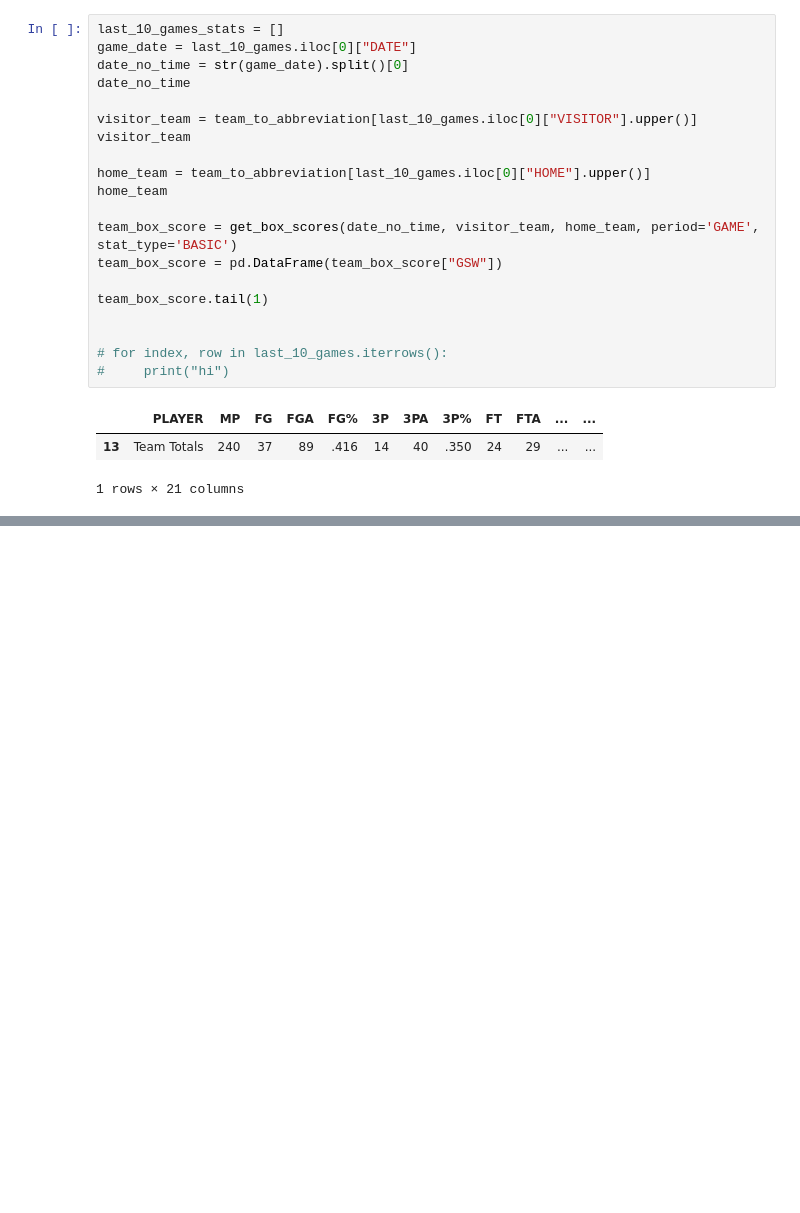
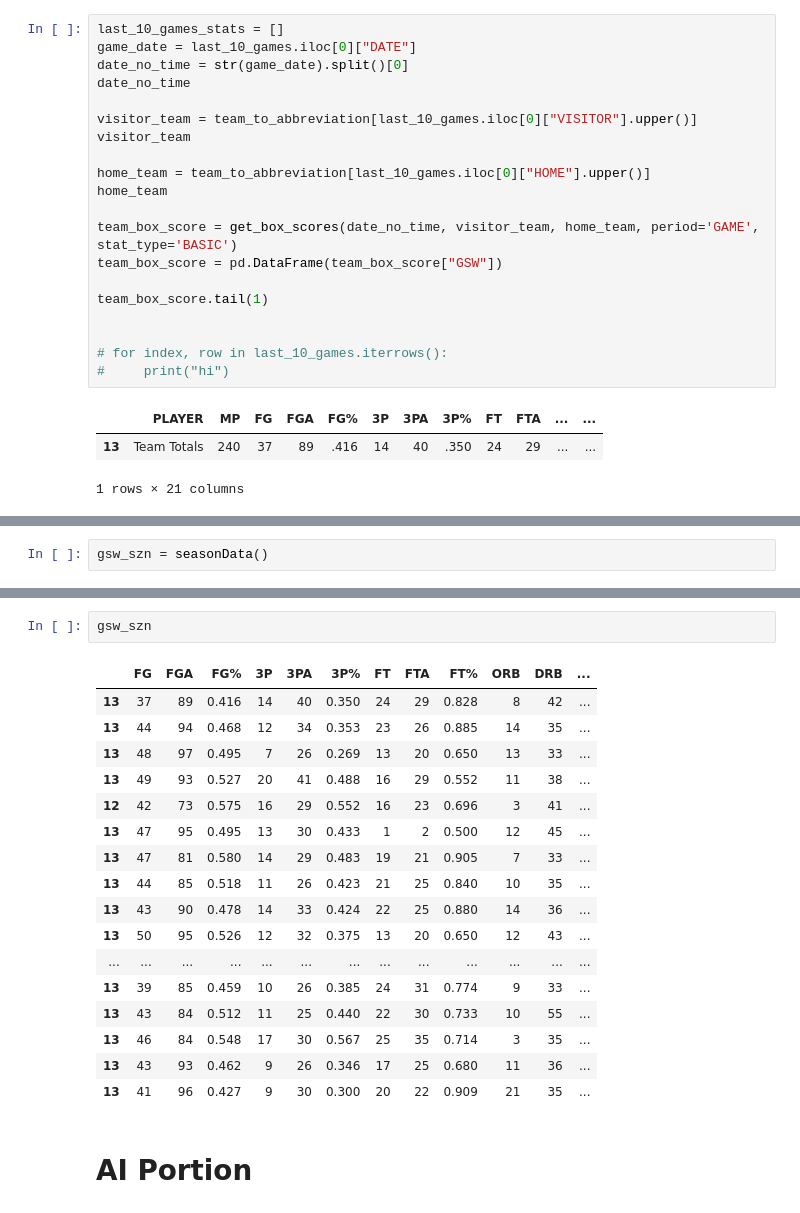
Before and after one commit to firedynasty/project-3, a Jupyter notebook: jeremy_folder/nba_prediction.ipynb, the cells around one changed output, grey strips where cells are left out. Cells and saved outputs as stored; diff of their text form; blank space fills up the shorter version.

```diff
--- a/jeremy_folder/nba_prediction.ipynb
+++ b/jeremy_folder/nba_prediction.ipynb
@@ -417,0 +700,2 @@ getting info on game between: CLE(HOME) vs. GSW(AWAY) on 2016-01-18 00:00:00
+# %%
+gsw_szn = seasonData()
@@ -417,0 +720,22 @@ getting info on game between: CLE(HOME) vs. GSW(AWAY) on 2016-01-18 00:00:00
+# %%
+gsw_szn
+# %% [output]
+|  | FG | FGA | FG% | 3P | 3PA | 3P% | FT | FTA | FT% | ORB | DRB | ... |
+| 13 | 37 | 89 | 0.416 | 14 | 40 | 0.350 | 24 | 29 | 0.828 | 8 | 42 | ... |
+| 13 | 44 | 94 | 0.468 | 12 | 34 | 0.353 | 23 | 26 | 0.885 | 14 | 35 | ... |
+| 13 | 48 | 97 | 0.495 | 7 | 26 | 0.269 | 13 | 20 | 0.650 | 13 | 33 | ... |
+| 13 | 49 | 93 | 0.527 | 20 | 41 | 0.488 | 16 | 29 | 0.552 | 11 | 38 | ... |
+| 12 | 42 | 73 | 0.575 | 16 | 29 | 0.552 | 16 | 23 | 0.696 | 3 | 41 | ... |
+| 13 | 47 | 95 | 0.495 | 13 | 30 | 0.433 | 1 | 2 | 0.500 | 12 | 45 | ... |
+| 13 | 47 | 81 | 0.580 | 14 | 29 | 0.483 | 19 | 21 | 0.905 | 7 | 33 | ... |
+| 13 | 44 | 85 | 0.518 | 11 | 26 | 0.423 | 21 | 25 | 0.840 | 10 | 35 | ... |
+| 13 | 43 | 90 | 0.478 | 14 | 33 | 0.424 | 22 | 25 | 0.880 | 14 | 36 | ... |
+| 13 | 50 | 95 | 0.526 | 12 | 32 | 0.375 | 13 | 20 | 0.650 | 12 | 43 | ... |
+| ... | ... | ... | ... | ... | ... | ... | ... | ... | ... | ... | ... | ... |
+| 13 | 39 | 85 | 0.459 | 10 | 26 | 0.385 | 24 | 31 | 0.774 | 9 | 33 | ... |
+| 13 | 43 | 84 | 0.512 | 11 | 25 | 0.440 | 22 | 30 | 0.733 | 10 | 55 | ... |
+| 13 | 46 | 84 | 0.548 | 17 | 30 | 0.567 | 25 | 35 | 0.714 | 3 | 35 | ... |
+| 13 | 43 | 93 | 0.462 | 9 | 26 | 0.346 | 17 | 25 | 0.680 | 11 | 36 | ... |
+| 13 | 41 | 96 | 0.427 | 9 | 30 | 0.300 | 20 | 22 | 0.909 | 21 | 35 | ... |
+# %% [markdown]
+# AI Portion
```
Also changed, not shown: parts of 35 cells of this notebook.
